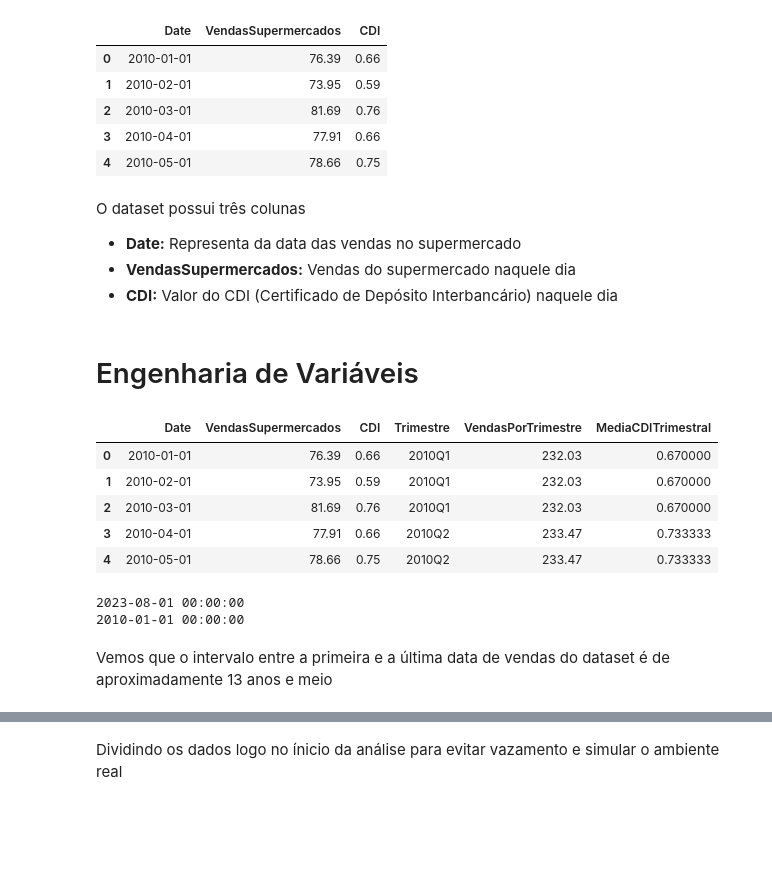
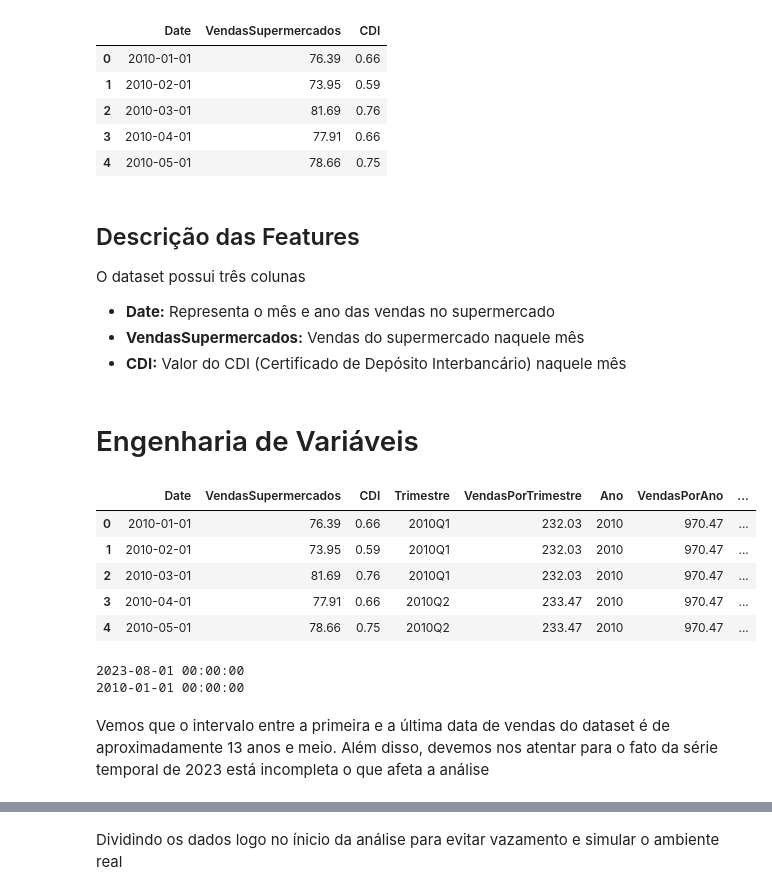
Before and after one commit to leonardoccarv/VendasDeSupermercados, a Jupyter notebook: notebook.ipynb, the cells around one changed output, grey strips where cells are left out. Drawn from its saved outputs; the diff is of its cells as text; code cells hidden in the pictures; blank space fills up the shorter version.

```diff
--- a/notebook.ipynb
+++ b/notebook.ipynb
@@ -22,44 +26,66 @@ df.head()
 | 3 | 2010-04-01 | 77.91 | 0.66 |
 | 4 | 2010-05-01 | 78.66 | 0.75 |
 # %% [markdown]
+## Descrição das Features
+
 O dataset possui três colunas
-- **Date:** Representa da data das vendas no supermercado
-- **VendasSupermercados:** Vendas do supermercado naquele dia
-- **CDI:** Valor do CDI (Certificado de Depósito Interbancário) naquele dia
+- **Date:** Representa o mês e ano das vendas no supermercado
+- **VendasSupermercados:** Vendas do supermercado naquele mês
+- **CDI:** Valor do CDI (Certificado de Depósito Interbancário) naquele mês
 # %% [markdown]
 # Engenharia de Variáveis
 # %%
 # função que converte a feature Date para datetime
 def convert_date_column(df, column_name):
     df[column_name] = pd.to_datetime(df[column_name])
     return df
 
 convert_date_column(df, 'Date')
 
-# função que cria uma coluna de trimestres e as vendas por trimestre
-def add_trimestre_column(df, date_column, vendas_column):
+# função que cria uma coluna de trimestres
+def trimester_column(df, date_column):
     df['Trimestre'] = df[date_column].dt.to_period("Q")
-    df['VendasPorTrimestre'] = df.groupby('Trimestre')[vendas_column].transform('sum')
     return df
 
-df = add_trimestre_column(df, 'Date', 'VendasSupermercados')
+df = trimester_column(df, 'Date')
 
-# função que cria uma coluna com a média do cdi no trimestre
-def add_media_cdi_trimestral(df, date_column, cdi_column):
-    df['MediaCDITrimestral'] = df.groupby('Trimestre')[cdi_column].transform('mean')
+# função que cria uma coluna de vendas por trimestre
+def calculate_sales_per_trimester(df, sales_column):
+    df['VendasPorTrimestre'] = df.groupby('Trimestre')[sales_column].transform('sum')
     return df
 
-df = add_media_cdi_trimestral(df, 'Trimestre', 'CDI')
+df = calculate_sales_per_trimester(df, 'VendasSupermercados')
+
+# Cria uma coluna com os anos das vendas
+def year_column(df, date_column):
+    df['Ano'] = df[date_column].dt.year
+    return df
+
+df = year_column(df, 'Date')
+
+# Calcula a as vendas por ano
+def calculate_sales_per_year(df, sales_column):
+    df['VendasPorAno'] = df.groupby('Ano')[sales_column].transform('sum')
+    return df
+
+df = calculate_sales_per_year(df, 'VendasSupermercados')
+
+# Calcula a taxa de vendas por valor do cdi
+def sales_per_cdi_column(df, vendas_column, cdi_column):
+    df['VendasPorCDI'] = df[vendas_column] / df[cdi_column]
+    return df
+
+df = sales_per_cdi_column(df, 'VendasSupermercados', 'CDI')
 
 df['Trimestre'] = df['Trimestre'].astype(str)
 df.head()
 # %% [output]
-|  | Date | VendasSupermercados | CDI | Trimestre | VendasPorTrimestre | MediaCDITrimestral |
-| 0 | 2010-01-01 | 76.39 | 0.66 | 2010Q1 | 232.03 | 0.670000 |
-| 1 | 2010-02-01 | 73.95 | 0.59 | 2010Q1 | 232.03 | 0.670000 |
-| 2 | 2010-03-01 | 81.69 | 0.76 | 2010Q1 | 232.03 | 0.670000 |
-| 3 | 2010-04-01 | 77.91 | 0.66 | 2010Q2 | 233.47 | 0.733333 |
-| 4 | 2010-05-01 | 78.66 | 0.75 | 2010Q2 | 233.47 | 0.733333 |
+|  | Date | VendasSupermercados | CDI | Trimestre | VendasPorTrimestre | Ano | VendasPorAno | ... |
+| 0 | 2010-01-01 | 76.39 | 0.66 | 2010Q1 | 232.03 | 2010 | 970.47 | ... |
+| 1 | 2010-02-01 | 73.95 | 0.59 | 2010Q1 | 232.03 | 2010 | 970.47 | ... |
+| 2 | 2010-03-01 | 81.69 | 0.76 | 2010Q1 | 232.03 | 2010 | 970.47 | ... |
+| 3 | 2010-04-01 | 77.91 | 0.66 | 2010Q2 | 233.47 | 2010 | 970.47 | ... |
+| 4 | 2010-05-01 | 78.66 | 0.75 | 2010Q2 | 233.47 | 2010 | 970.47 | ... |
 # %%
 print(df.Date.max())
 print(df.Date.min())
@@ -67,5 +93,5 @@ print(df.Date.min())
 2023-08-01 00:00:00
 2010-01-01 00:00:00
 # %% [markdown]
-Vemos que o intervalo entre a primeira e a última data de vendas do dataset é de aproximadamente 13 anos e meio
+Vemos que o intervalo entre a primeira e a última data de vendas do dataset é de aproximadamente 13 anos e meio. Além disso, devemos nos atentar para o fato da série temporal de 2023 está incompleta o que afeta a análise
 # %%
```
Also changed, not shown: parts of 16 cells of this notebook.
